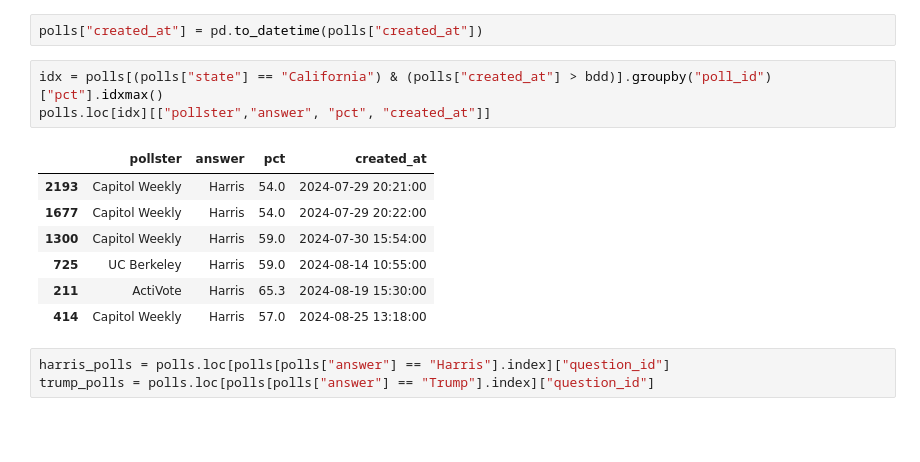
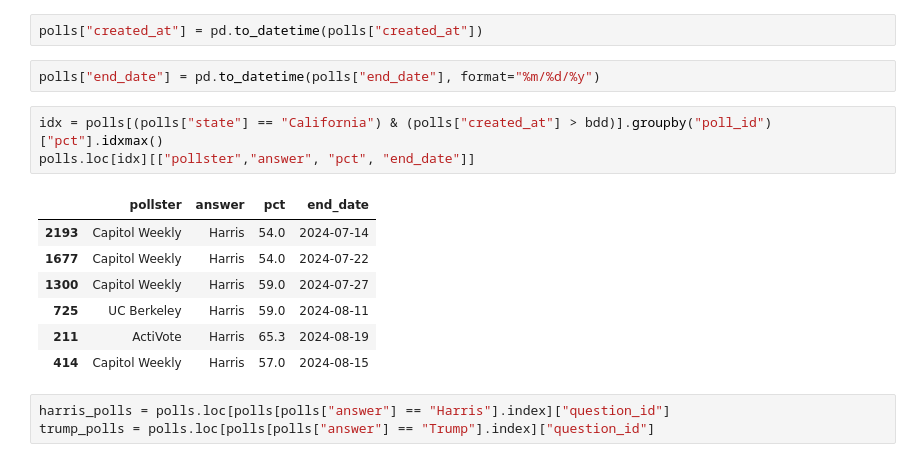
Before and after one commit to MatthewFricker/2024-US-Election-Project, a Jupyter notebook: EDA.ipynb, the cells around one changed output. Saved outputs shown, nothing was run; the diff lists cells and outputs as text; blank space fills up the shorter version.

```diff
--- a/EDA.ipynb
+++ b/EDA.ipynb
@@ -69,17 +69,19 @@ bdd = datetime(year=2024, month=7, day=21)
 polls["state"] = polls["state"].fillna("National")
 # %%
 polls["created_at"] = pd.to_datetime(polls["created_at"])
+# %%
+polls["end_date"] = pd.to_datetime(polls["end_date"], format="%m/%d/%y")
 # %%
 idx = polls[(polls["state"] == "California") & (polls["created_at"] > bdd)].groupby("poll_id")["pct"].idxmax()
-polls.loc[idx][["pollster","answer", "pct", "created_at"]]
+polls.loc[idx][["pollster","answer", "pct", "end_date"]]
 # %% [output]
-|  | pollster | answer | pct | created_at |
-| 2193 | Capitol Weekly | Harris | 54.0 | 2024-07-29 20:21:00 |
-| 1677 | Capitol Weekly | Harris | 54.0 | 2024-07-29 20:22:00 |
-| 1300 | Capitol Weekly | Harris | 59.0 | 2024-07-30 15:54:00 |
-| 725 | UC Berkeley | Harris | 59.0 | 2024-08-14 10:55:00 |
-| 211 | ActiVote | Harris | 65.3 | 2024-08-19 15:30:00 |
-| 414 | Capitol Weekly | Harris | 57.0 | 2024-08-25 13:18:00 |
+|  | pollster | answer | pct | end_date |
+| 2193 | Capitol Weekly | Harris | 54.0 | 2024-07-14 |
+| 1677 | Capitol Weekly | Harris | 54.0 | 2024-07-22 |
+| 1300 | Capitol Weekly | Harris | 59.0 | 2024-07-27 |
+| 725 | UC Berkeley | Harris | 59.0 | 2024-08-11 |
+| 211 | ActiVote | Harris | 65.3 | 2024-08-19 |
+| 414 | Capitol Weekly | Harris | 57.0 | 2024-08-15 |
 # %%
 harris_polls = polls.loc[polls[polls["answer"] == "Harris"].index]["question_id"]
 trump_polls = polls.loc[polls[polls["answer"] == "Trump"].index]["question_id"]
```
Also changed, not shown: parts of 16 cells of this notebook, 10 other files.
